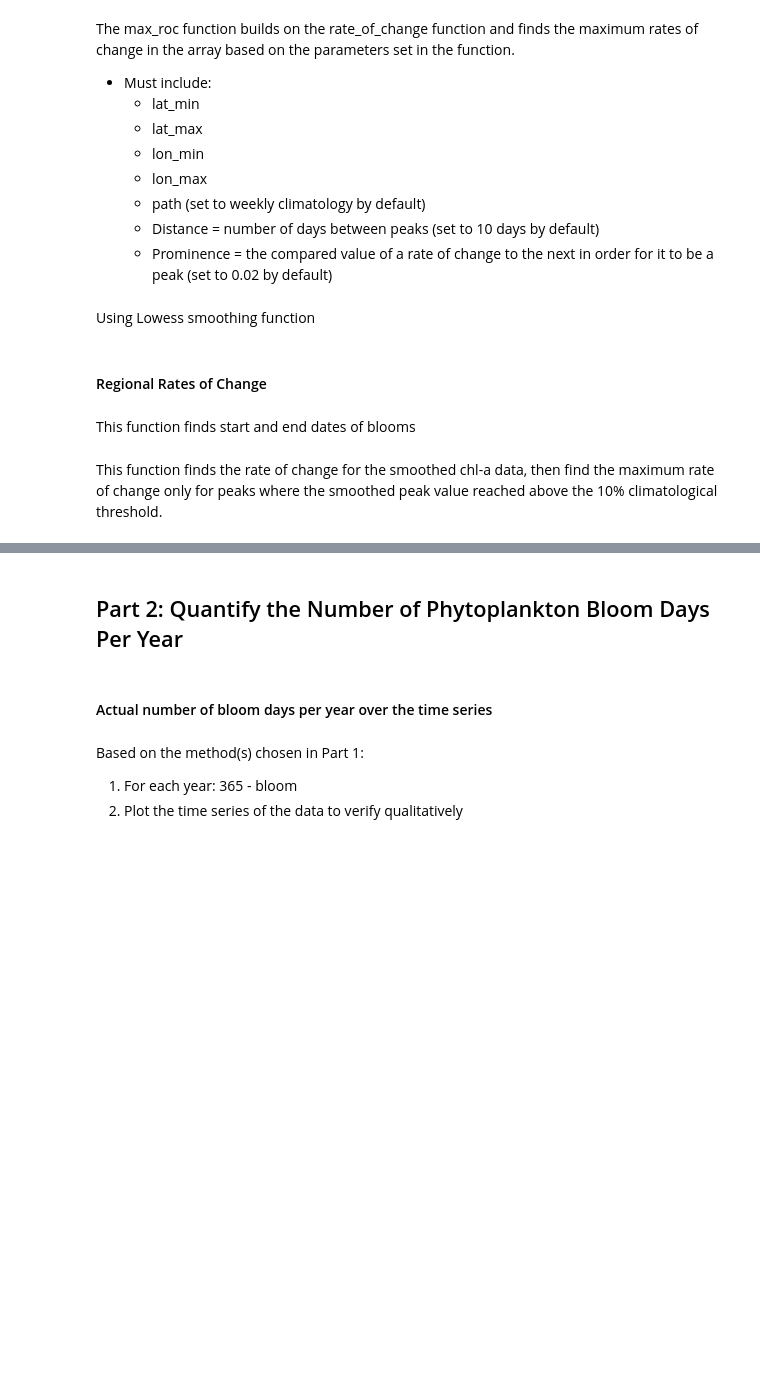
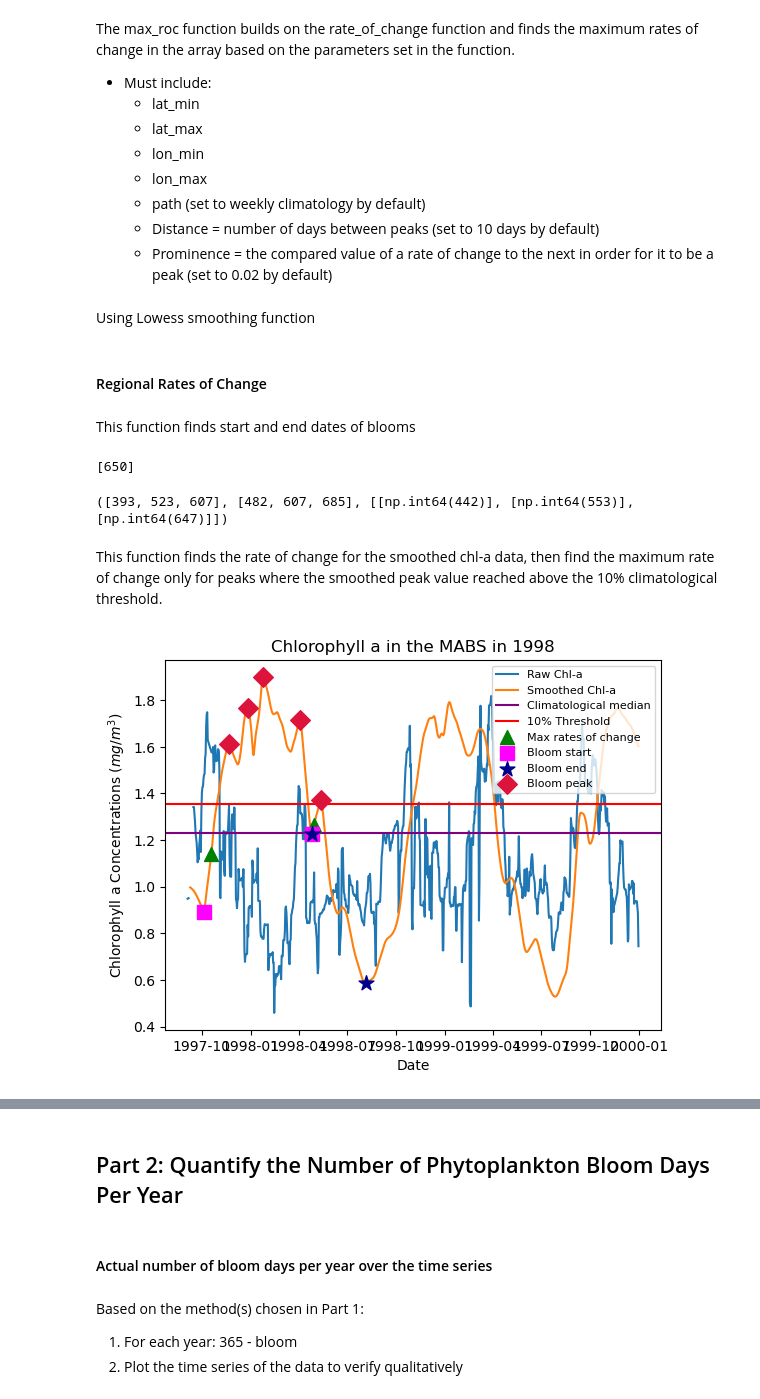
Before and after one commit to gdavis5/phytoplankton_Hollings_project, a Jupyter notebook: Phytoplankton_Phenology_NWA.ipynb, the cells around one changed output, grey strips where cells are left out. Saved outputs shown, nothing was run; the diff lists cells and outputs as text; code cells hidden in the pictures; blank space fills up the shorter version.

Commit message:
Worked on rate of change
Fine-tuned start and end date code, gave reasoning in ROC ipynb

```diff
--- a/Phytoplankton_Phenology_NWA.ipynb
+++ b/Phytoplankton_Phenology_NWA.ipynb
@@ -668,0 +715,5 @@ def bloom_event_detection(dataset,index,event_distance=14):
+# %%
+dataset= pd.read_csv(r'C:\Users\grace.davis\Documents\GitHub\DATASETS\OCCCI\V6.0\PRODUCTS\NES_4KM_DAY8\CHL\smoothed_3year_GB_data_2001.csv')
+print(year_bounded_peaks(dataset,2,2001))
+# %% [output]
+[650]
@@ -669,3 +764,11 @@ def bloom_event_detection(dataset,index,event_distance=14):
+# %%
+year = 2000
+region = 'GB'
+i = 2
+dataset_1998= pd.read_csv(rf'C:\Users\grace.davis\Documents\GitHub\DATASETS\OCCCI\V6.0\PRODUCTS\NES_4KM_DAY8\CHL\smoothed_3year_{region}_data_{str(year)}.csv')
+print(rolling_peak_window(dataset_1998,i,year))
+# %% [output]
+([393, 523, 607], [482, 607, 685], [[np.int64(442)], [np.int64(553)], [np.int64(647)]])
 # %%
 #Bloom definition
 def initiation_date(dataset,index,days=10,prm=0.02,peak_window=10,event_distance=14):
@@ -708,10 +811,11 @@ def initiation_date(dataset,index,days=10,prm=0.02,peak_window=10,event_distance
 # %% [markdown]
 This function finds the rate of change for the smoothed chl-a data, then find the maximum rate of change only for peaks where the smoothed peak value reached above the 10% climatological threshold.
 # %%
-def max_roc_for_bloom(dataset,index,clim=clim_10,prm=0.02,days=10):
-    start_day_bloom=initiation_date(dataset,index)[0]
-    end_day_bloom=initiation_date(dataset,index)[1]
-    roc = instant_rate_of_change(dataset)
+def max_roc_for_bloom(dataset,index,year):
+    start_day_bloom=rolling_peak_window(dataset,index=index,year=year)[0]
+    end_day_bloom=rolling_peak_window(dataset,index=index,year=year)[1]
+    chl_median = dataset['CHL_median']
+    roc = np.gradient(chl_median)
     bloom_events = []
     for i in range(len(start_day_bloom)):
         start_day=start_day_bloom[i]
@@ -725,4 +829,52 @@ def max_roc_for_bloom(dataset,index,clim=clim_10,prm=0.02,days=10):
             max_roc_index = start_day+range_max_roc #Gets the actual day of year value
             bloom_events.append(max_roc_index)
     return bloom_events
+# %%
+dataset= pd.read_csv(r'C:\Users\grace.davis\Documents\GitHub\DATASETS\OCCCI\V6.0\PRODUCTS\NES_4KM_DAY8\CHL\smoothed_3year_MABS_data_1998.csv')
+index=2
+region_title = "MABS"
+year = 1998
+max_roc = max_roc_for_bloom(dataset=dataset,index=index,year=year)
+raw_data = bounding_data(year_index=0,shapefile_geometry=GB_whole_loc)
+
+smoothed = dataset
+dataset['time']=pd.to_datetime(dataset.iloc[:,0])
+time_smoothed = smoothed['time']
+chl_smoothed = smoothed['CHL_median']
+
+base_date = np.datetime64(f'{year}-01-01')
+roc_max_time = np.asarray(max_roc).astype(int)
+roc_max_date = pd.to_datetime(time_smoothed[roc_max_time])
+roc_max = chl_smoothed[roc_max_time]
+
+start_DOY = rolling_peak_window(dataset,index,year=year)[0]
+end_DOY = rolling_peak_window(dataset,index,year=year)[1]
+bloom_peak = rolling_peak_window(dataset,index,year=year)[2]
+start_DOY_time = np.asarray(start_DOY).flatten().astype(int)
+start_DOY_date = pd.to_datetime(time_smoothed[start_DOY_time])
+start_DOY_val = chl_smoothed[start_DOY_time]
+end_DOY_time = np.asarray(end_DOY).flatten().astype(int)
+end_DOY_date = pd.to_datetime(time_smoothed[end_DOY_time])
+end_DOY_val = chl_smoothed[end_DOY_time]
+bloom_peak_time = np.concatenate(bloom_peak).astype(int)
+bloom_peak_date = pd.to_datetime(time_smoothed[bloom_peak_time])
+bloom_peak_val = chl_smoothed[bloom_peak_time]
+
+fig=plt.plot(figsize=(16,12))
+plt.plot(raw_data.time.values,raw_data,label="Raw Chl-a") #Plots the time series of raw data
+plt.plot(pd.to_datetime(time_smoothed),chl_smoothed, label="Smoothed Chl-a")
+plt.axhline(clim_med[index][0],c="purple",label="Climatological median")
+plt.axhline(clim_10[index][0],c="red",label="10% Threshold")
+plt.scatter(roc_max_date,roc_max,c='green',s=100,zorder=5,marker='^',label="Max rates of change")
+plt.ylabel("Chlorophyll a Concentrations ($mg/m^3$)")
+plt.xlabel("Date")
+plt.title("Chlorophyll a in the " + region_title + " in " + str(year))
+plt.scatter(start_DOY_date,start_DOY_val,c='magenta',s=100,zorder=5,marker='s',label="Bloom start")
+plt.scatter(end_DOY_date,end_DOY_val,c='darkblue',s=125,zorder=5,marker='*',label="Bloom end")
+plt.scatter(bloom_peak_date,bloom_peak_val,c='crimson',s=100,zorder=5,marker='D',label="Bloom peak")
+plt.legend(fontsize=8)
+
+plt.savefig(r'C:\Users\grace.davis\Documents\GitHub\test_time_series')
+# %% [output]
+[figure, added]
 # %%
```
Also changed, not shown: parts of 13 cells of this notebook, 1 other file.
